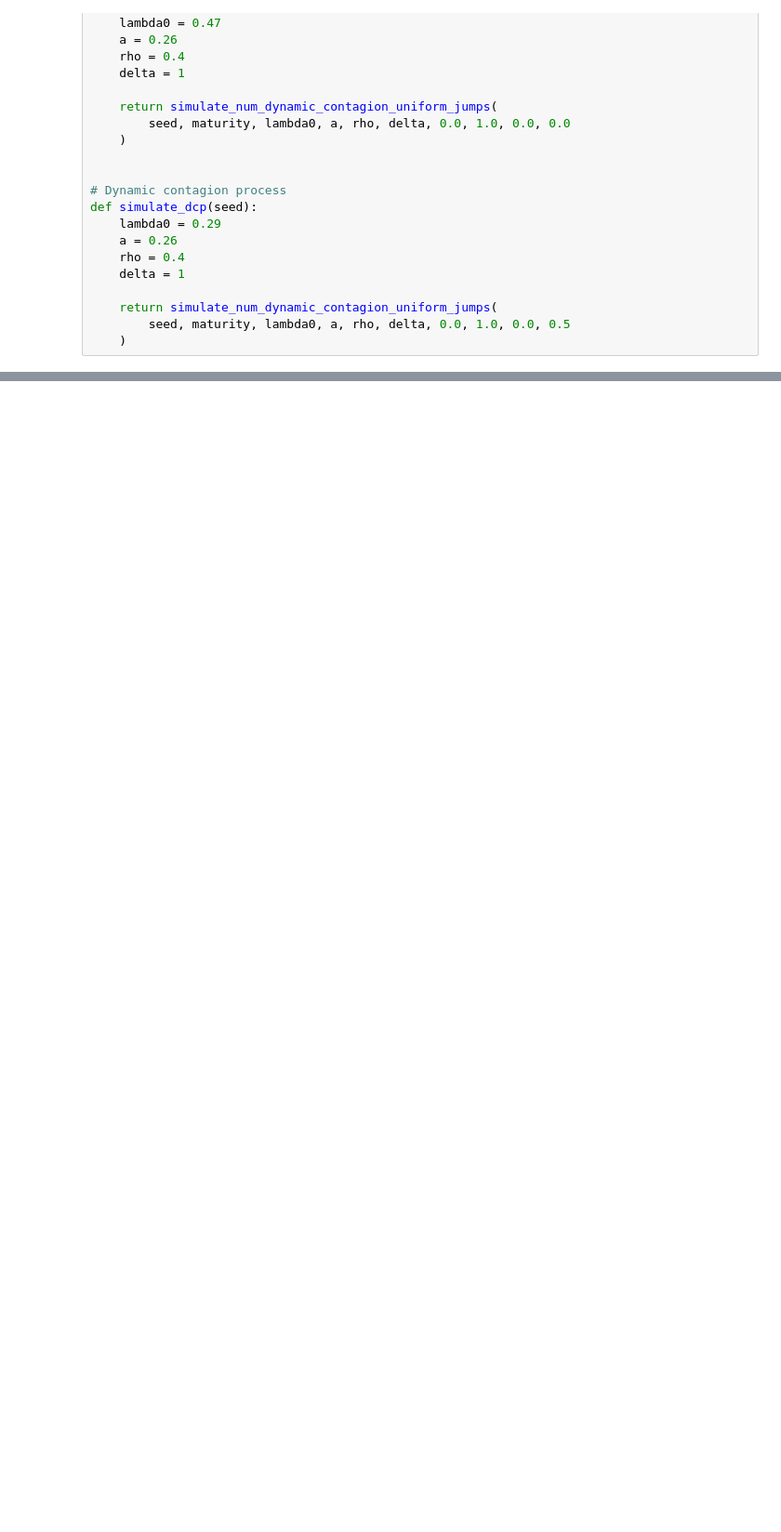
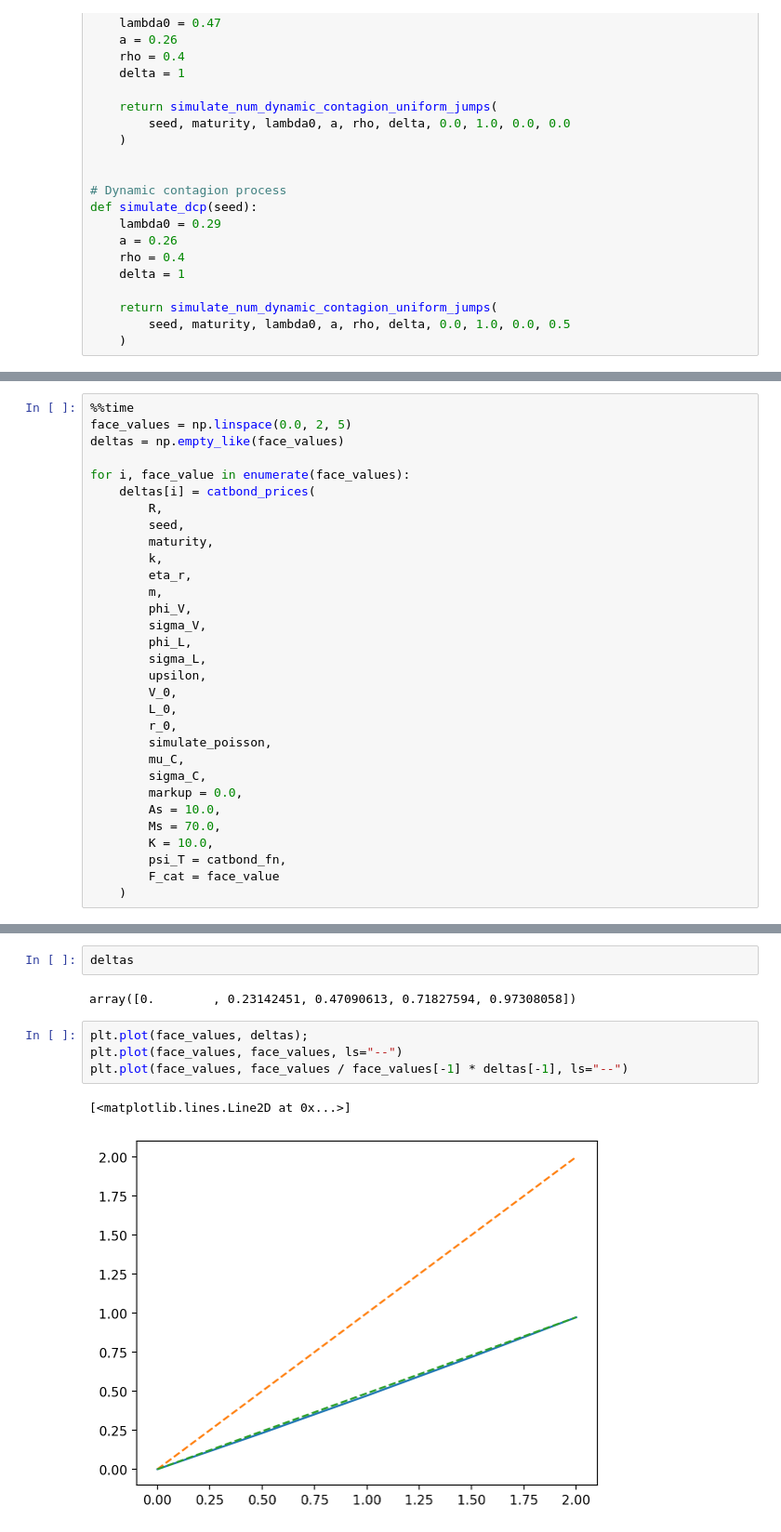
Before and after one commit to Pat-Laub/catastrophe-reinsurance-pricing-compound-point-process, a Jupyter notebook: notebooks/test_catbond.ipynb, the cells around one changed output, grey strips where cells are left out. Shown at 93% size. Saved outputs shown, nothing was run; the diff lists cells and outputs as text; blank space fills up the shorter version.

```diff
--- a/notebooks/test_catbond.ipynb
+++ b/notebooks/test_catbond.ipynb
@@ -490,0 +263,31 @@ Wall time: 1.7 s
+# %%
+%%time
+face_values = np.linspace(0.0, 2, 5)
+deltas = np.empty_like(face_values)
+
+for i, face_value in enumerate(face_values):
+    deltas[i] = catbond_prices(
+        R,
+        seed,
+        maturity,
+        k,
+        eta_r,
+        m,
+        phi_V,
+        sigma_V,
+        phi_L,
+        sigma_L,
+        upsilon,
+        V_0,
+        L_0,
+        r_0,
+        simulate_poisson,
+        mu_C,
+        sigma_C,
+        markup = 0.0,
+        As = 10.0,
+        Ms = 70.0,
+        K = 10.0,
+        psi_T = catbond_fn,
+        F_cat = face_value
+    )
@@ -490,0 +297,11 @@ Wall time: 1.7 s
+# %%
+deltas
+# %% [output]
+array([0.        , 0.23142451, 0.47090613, 0.71827594, 0.97308058])
+# %%
+plt.plot(face_values, deltas);
+plt.plot(face_values, face_values, ls="--")
+plt.plot(face_values, face_values / face_values[-1] * deltas[-1], ls="--")
+# %% [output]
+[<matplotlib.lines.Line2D at 0x...>]
+[figure, added]
```
Also changed, not shown: parts of 41 cells of this notebook, 2 other files.
